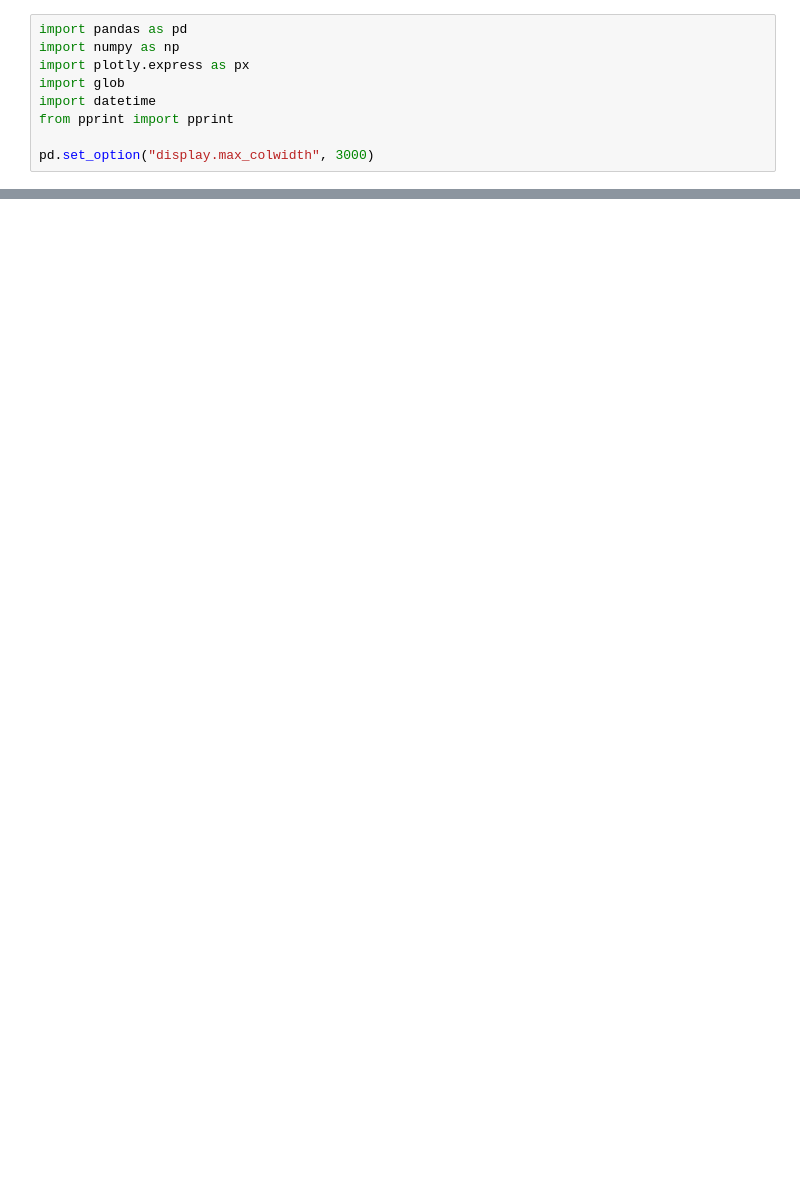
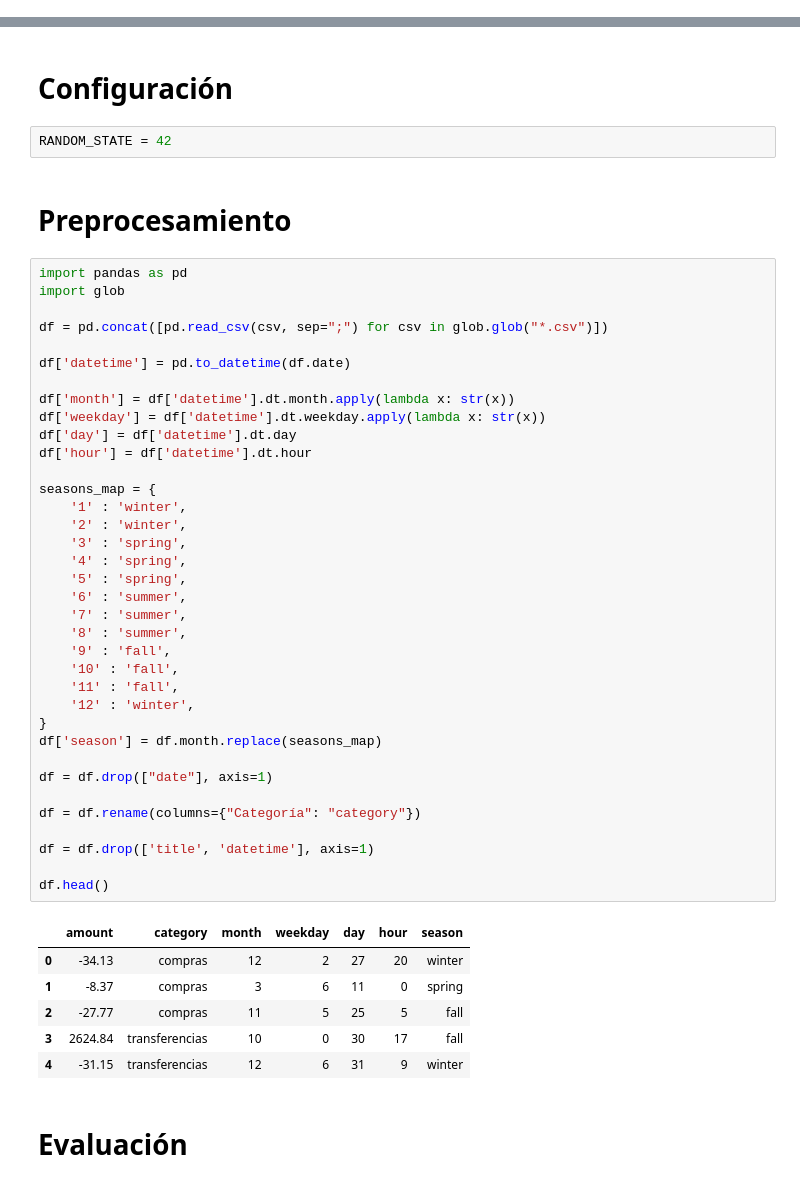
Before and after one commit to cuicuidev/coinscrap_reto, a Jupyter notebook: main.ipynb, the cells around one changed output, grey strips where cells are left out. Saved outputs shown, nothing was run; the diff lists cells and outputs as text; blank space fills up the shorter version.

```diff
--- a/main.ipynb
+++ b/main.ipynb
@@ -39,9 +0,0 @@
-# %%
-import pandas as pd
-import numpy as np
-import plotly.express as px
-import glob
-import datetime
-from pprint import pprint
-
-pd.set_option("display.max_colwidth", 3000)
@@ -189,0 +1,51 @@ e.df
+# %% [markdown]
+# Configuración
+# %%
+RANDOM_STATE = 42
+# %% [markdown]
+# Preprocesamiento
+# %%
+import pandas as pd
+import glob
+
+df = pd.concat([pd.read_csv(csv, sep=";") for csv in glob.glob("*.csv")])
+
+df['datetime'] = pd.to_datetime(df.date)
+
+df['month'] = df['datetime'].dt.month.apply(lambda x: str(x))
+df['weekday'] = df['datetime'].dt.weekday.apply(lambda x: str(x))
+df['day'] = df['datetime'].dt.day
+df['hour'] = df['datetime'].dt.hour
+
+seasons_map = {
+    '1' : 'winter',
+    '2' : 'winter',
+    '3' : 'spring',
+    '4' : 'spring',
+    '5' : 'spring',
+    '6' : 'summer',
+    '7' : 'summer',
+    '8' : 'summer',
+    '9' : 'fall',
+    '10' : 'fall',
+    '11' : 'fall',
+    '12' : 'winter',
+}
+df['season'] = df.month.replace(seasons_map)
+
+df = df.drop(["date"], axis=1)
+
+df = df.rename(columns={"Categoría": "category"})
+
+df = df.drop(['title', 'datetime'], axis=1)
+
+df.head()
+# %% [output]
+|  | amount | category | month | weekday | day | hour | season |
+| 0 | -34.13 | compras | 12 | 2 | 27 | 20 | winter |
+| 1 | -8.37 | compras | 3 | 6 | 11 | 0 | spring |
+| 2 | -27.77 | compras | 11 | 5 | 25 | 5 | fall |
+| 3 | 2624.84 | transferencias | 10 | 0 | 30 | 17 | fall |
+| 4 | -31.15 | transferencias | 12 | 6 | 31 | 9 | winter |
+# %% [markdown]
+# Evaluación
```
Also changed, not shown: parts of 29 cells of this notebook, 5 other files.
